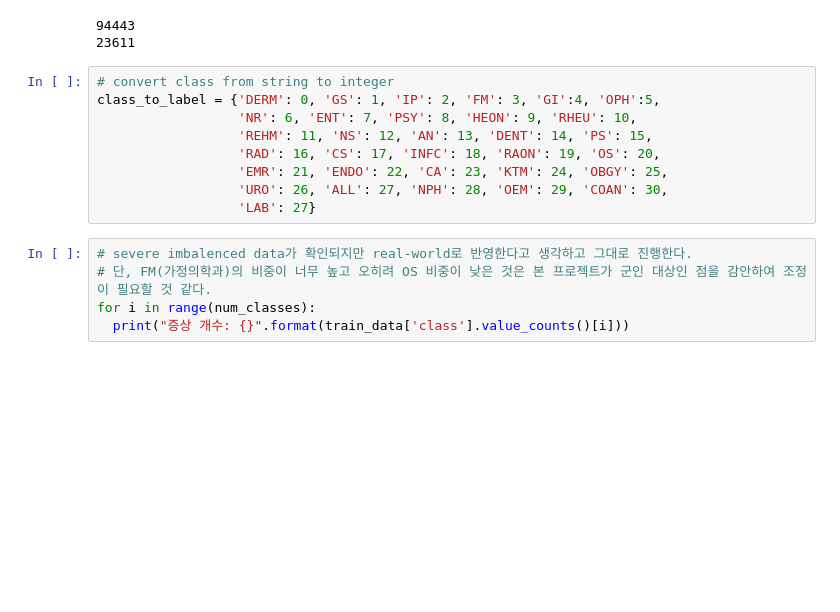
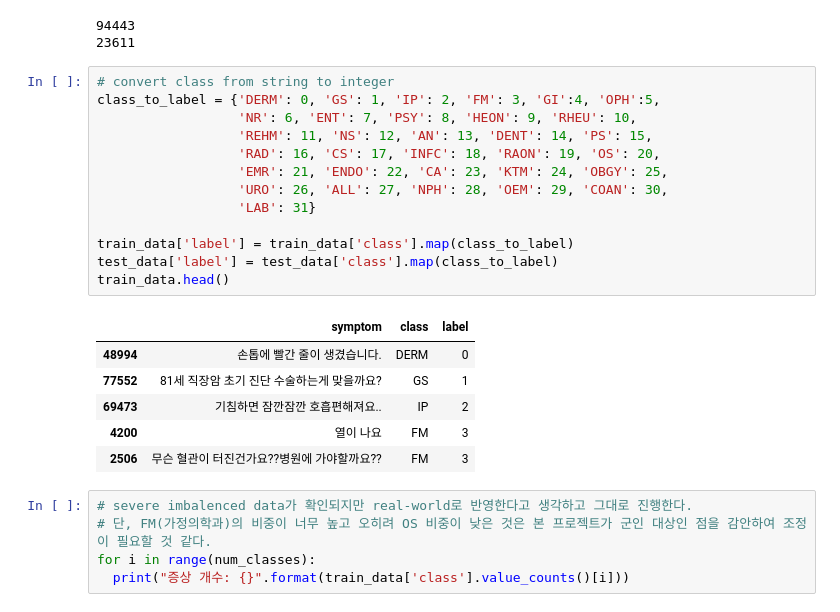
Before and after one commit to HyeonhoonLee/KoNLP, a Jupyter notebook: BERT_finetune.ipynb, the cells around one changed output. Saved outputs shown, nothing was run; the diff lists cells and outputs as text; blank space fills up the shorter version.

```diff
--- a/BERT_finetune.ipynb
+++ b/BERT_finetune.ipynb
@@ -164,12 +164,23 @@ print(len(test_data))
 # %%
 # convert class from string to integer
 class_to_label = {'DERM': 0, 'GS': 1, 'IP': 2, 'FM': 3, 'GI':4, 'OPH':5,
                   'NR': 6, 'ENT': 7, 'PSY': 8, 'HEON': 9, 'RHEU': 10,
                   'REHM': 11, 'NS': 12, 'AN': 13, 'DENT': 14, 'PS': 15,
                   'RAD': 16, 'CS': 17, 'INFC': 18, 'RAON': 19, 'OS': 20,
                   'EMR': 21, 'ENDO': 22, 'CA': 23, 'KTM': 24, 'OBGY': 25,
                   'URO': 26, 'ALL': 27, 'NPH': 28, 'OEM': 29, 'COAN': 30,
-                  'LAB': 27}
+                  'LAB': 31}
+
+train_data['label'] = train_data['class'].map(class_to_label)
+test_data['label'] = test_data['class'].map(class_to_label)
+train_data.head()
+# %% [output]
+|  | symptom | class | label |
+| 48994 | 손톱에 빨간 줄이 생겼습니다. | DERM | 0 |
+| 77552 | 81세 직장암 초기 진단 수술하는게 맞을까요? | GS | 1 |
+| 69473 | 기침하면 잠깐잠깐 호흡편해져요.. | IP | 2 |
+| 4200 | 열이 나요 | FM | 3 |
+| 2506 | 무슨 혈관이 터진건가요??병원에 가야할까요?? | FM | 3 |
 # %%
 # severe imbalenced data가 확인되지만 real-world로 반영한다고 생각하고 그대로 진행한다.
 # 단, FM(가정의학과)의 비중이 너무 높고 오히려 OS 비중이 낮은 것은 본 프로젝트가 군인 대상인 점을 감안하여 조정이 필요할 것 같다.
```
Also changed, not shown: parts of 14 cells of this notebook.
